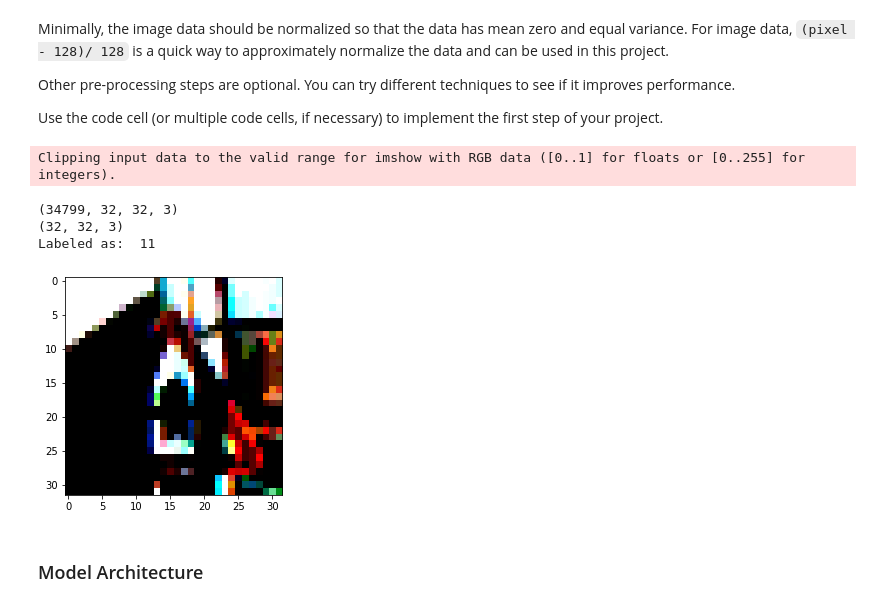
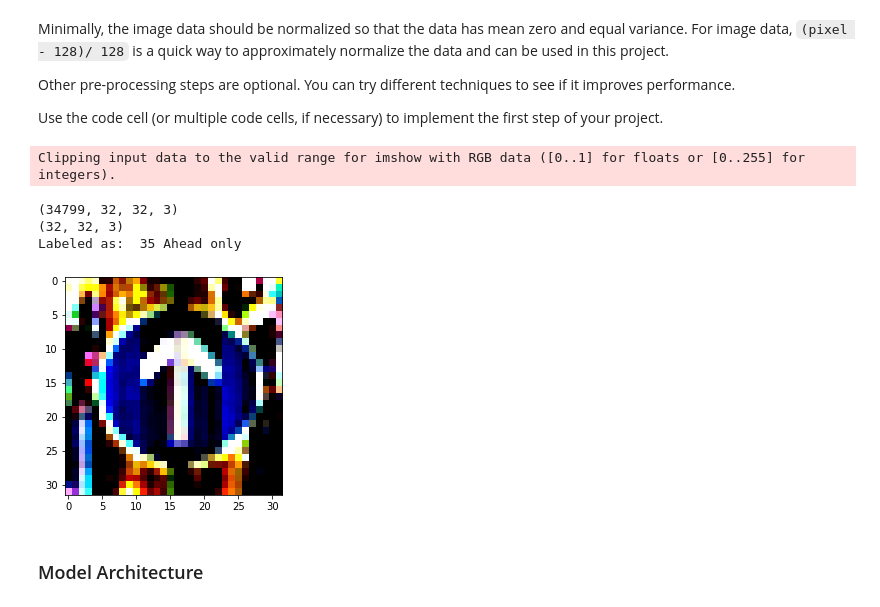
Before and after one commit to dschmoeller/03TrafficSignClassifierCNN, a Jupyter notebook: Traffic_Sign_Classifier.ipynb, the cells around one changed output. Drawn from its saved outputs; the diff is of its cells as text; code cells hidden in the pictures.

```diff
--- a/Traffic_Sign_Classifier.ipynb
+++ b/Traffic_Sign_Classifier.ipynb
@@ -97,5 +102,13 @@ import matplotlib.pyplot as plt
 # Visualizations will be shown in the notebook.
 %matplotlib inline
+# %%
+trafficSignDict = {}
+with open ('signnames.csv') as signNameFile:
+    signLabels = csv.reader(signNameFile, delimiter=',')
+    # Skip the first item from the sign Labels list
+    next(signLabels)
+    for label in signLabels:
+        trafficSignDict[int(label[0])] = label[1]
 # %%
 # Show a random training example
 randIndx = np.random.randint(0, n_train)
@@ -109,20 +123,18 @@ Labeled as:  11
 # Visualize class distribution over the testset
 # An indicator for bad prediction performance for any specific class might be that this class
 # was only barely present in the training set
-classDistribution = []
+classDistributionTestSet = []
+classes = np.arange(0, n_classes)
 for i in range(n_classes):
     classOccCount = np.count_nonzero(y_train==i)
-    classDistribution.append(classOccCount)
+    classDistributionTestSet.append(classOccCount)
 
-#print(classDistribution)
-#print(len(classDistribution))
-#print(sum(classDistribution))
-
-classes = np.arange(0, n_classes)
+# Visualization
 plt.figure(figsize=(20,10))
 plt.xlabel('Classes')
 plt.ylabel("Number of Occurence in training set")
-plt.plot(classes, classDistribution, marker='o')
+#plt.plot(classes, classDistribution, marker='o')
+plt.bar(classes, classDistributionTestSet)
 plt.grid()
 plt.show()
 # %% [output]
@@ -179,18 +187,20 @@ X_train_norm = normalizeData(X_train)
 X_valid_norm = normalizeData(X_valid)
 X_test_norm = normalizeData(X_test)
 # %%
+# Visualize example for normalized data
 print(X_train_norm.shape)
-trainingSample = X_train_norm[randIndx]
-print(trainingSample.shape)
+trainingSampleNorm = X_train_norm[randIndx]
+labelNorm = y_train[randIndx]
+print(trainingSampleNorm.shape)
 #print(trainingSample[:,:,0])
-plt.imshow(trainingSample);
-print("Labeled as: ", y_train[randIndx])
+plt.imshow(trainingSampleNorm);
+print("Labeled as: ", labelNorm, trafficSignDict[labelNorm])
 # %% [output]
 Clipping input data to the valid range for imshow with RGB data ([0..1] for floats or [0..255] for integers).
 (34799, 32, 32, 3)
 (32, 32, 3)
-Labeled as:  11
+Labeled as:  35 Ahead only
-[figure, old version]
+[figure, new version]
 # %% [markdown]
 ### Model Architecture
 # %%
```
Also changed, not shown: parts of 18 cells of this notebook, 10 other files.
